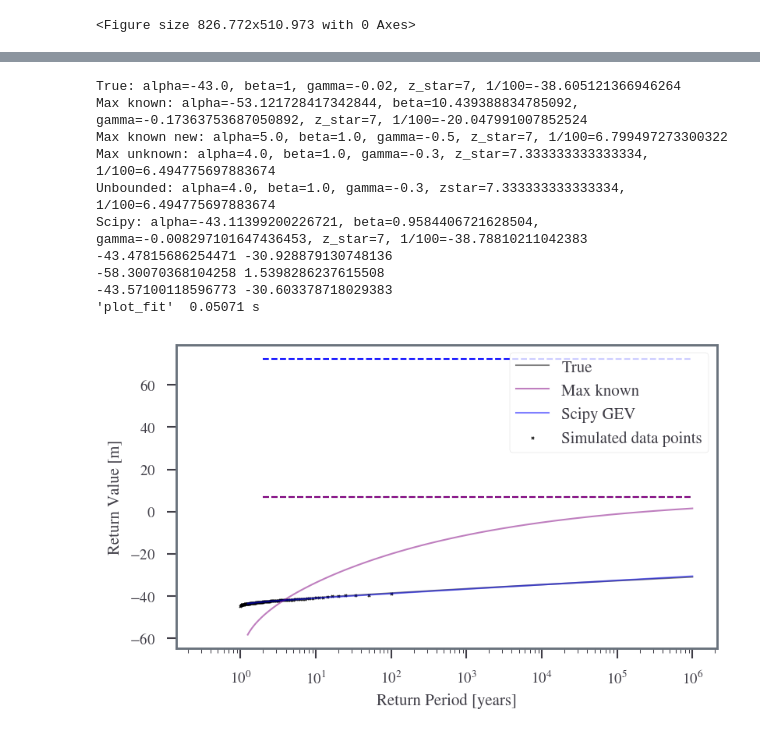
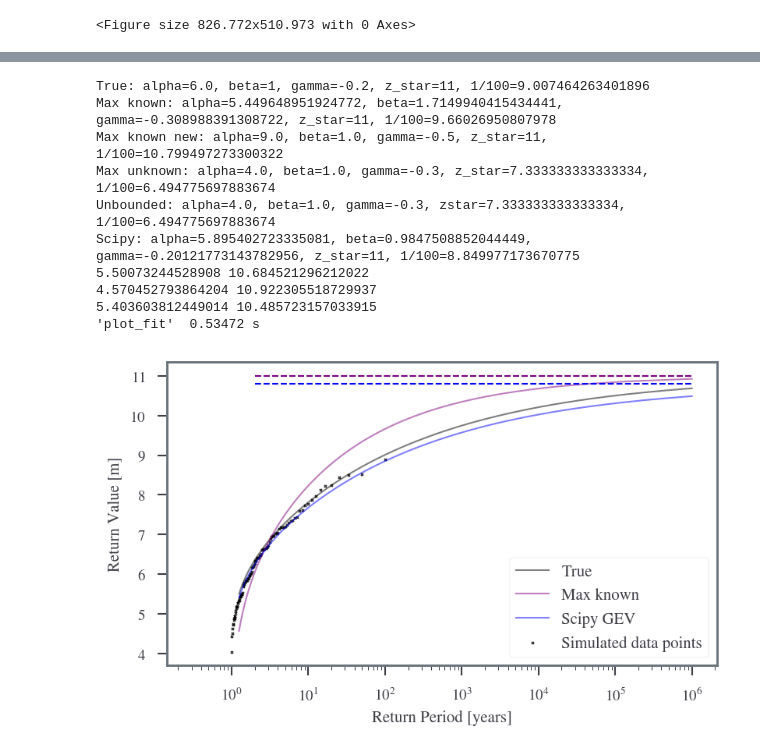
Before and after one commit to sdat2/PotentialHeight, a Jupyter notebook: ipynb/05-02-evt.ipynb, the cells around one changed output, grey strips where cells are left out. Saved outputs shown, nothing was run; the diff lists cells and outputs as text; code cells hidden in the pictures.

```diff
--- a/ipynb/05-02-evt.ipynb
+++ b/ipynb/05-02-evt.ipynb
@@ -533,15 +533,15 @@ Scipy: alpha=3.567151943585844, beta=0.999660289156296, gamma=-0.307803517053735
 [figure]
 # %%
-plot_fit(z_star=7, beta=1, gamma=-0.02, n=100)
+plot_fit(z_star=11, beta=1, gamma=-0.2, n=100)
 # %% [output]
-True: alpha=-43.0, beta=1, gamma=-0.02, z_star=7, 1/100=-38.605121366946264
-Max known: alpha=-53.121728417342844, beta=10.439388834785092, gamma=-0.17363753687050892, z_star=7, 1/100=-20.047991007852524
-Max known new: alpha=5.0, beta=1.0, gamma=-0.5, z_star=7, 1/100=6.799497273300322
+True: alpha=6.0, beta=1, gamma=-0.2, z_star=11, 1/100=9.007464263401896
+Max known: alpha=5.449648951924772, beta=1.7149940415434441, gamma=-0.308988391308722, z_star=11, 1/100=9.66026950807978
+Max known new: alpha=9.0, beta=1.0, gamma=-0.5, z_star=11, 1/100=10.799497273300322
 Max unknown: alpha=4.0, beta=1.0, gamma=-0.3, z_star=7.333333333333334, 1/100=6.494775697883674
 Unbounded: alpha=4.0, beta=1.0, gamma=-0.3, zstar=7.333333333333334, 1/100=6.494775697883674
-Scipy: alpha=-43.11399200226721, beta=0.9584406721628504, gamma=-0.008297101647436453, z_star=7, 1/100=-38.78810211042383
--43.47815686254471 -30.928879130748136
--58.30070368104258 1.5398286237615508
--43.57100118596773 -30.603378718029383
-'plot_fit'  0.05071 s
+Scipy: alpha=5.895402723335081, beta=0.9847508852044449, gamma=-0.20121773143782956, z_star=11, 1/100=8.849977173670775
+5.50073244528908 10.684521296212022
+4.570452793864204 10.922305518729937
+5.403603812449014 10.485723157033915
+'plot_fit'  0.53472 s
-[figure, old version]
+[figure, new version]
```
Also changed, not shown: parts of 7 cells of this notebook, 2 other files.
